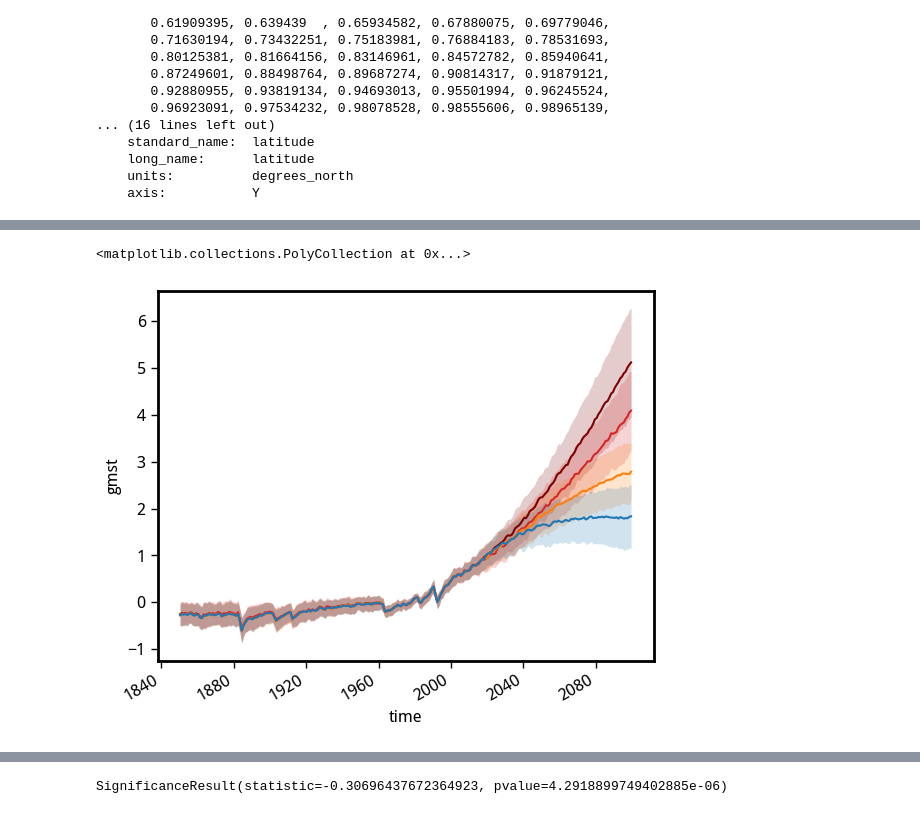
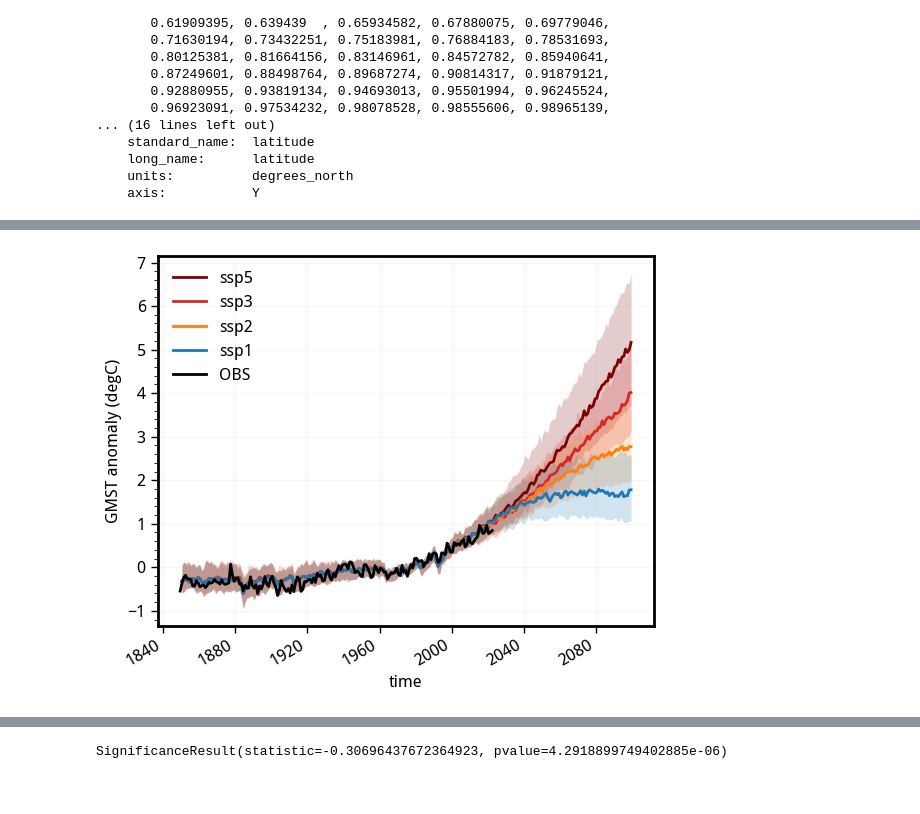
Before and after one commit to adisen99/net_zero_enso_pacific_changes, a Jupyter notebook: 01_cmip6_mean_state_ih_grad.ipynb, the cells around one changed output, grey strips where cells are left out. Saved outputs shown, nothing was run; the diff lists cells and outputs as text; code cells hidden in the pictures.

Commit message:
cleaner code, cosima presentation figures

```diff
--- a/01_cmip6_mean_state_ih_grad.ipynb
+++ b/01_cmip6_mean_state_ih_grad.ipynb
@@ -32,3 +34,8 @@ mpl.rcParams['ytick.major.size'] = 5
 mpl.rcParams['ytick.minor.size'] = 3
 mpl.rcParams['ytick.major.width'] = 1
 mpl.rcParams['ytick.direction'] = 'out'
+# %%
+def plot_decorator():
+    plt.minorticks_on()
+    plt.tick_params(which='minor', axis='x', bottom=False)
+    plt.grid(alpha=0.1)
@@ -235,3 +246,11 @@ psl5o_ext['wc_index'] = psl5o_ext.psl.sel(lat = slice(-5,5), lon = slice(140, 17
 # fg.map(lambda: plt.gca().add_feature(cfeature.LAND, color='k', zorder=1))
 # # plt.subplots_adjust(wspace=0.2)
 # # plt.tight_layout()
+# %%
+obs_temp = xr.open_dataset('/g/data/if69/as8561/data/obs_local/HadCRUT.5.0.1.0.analysis.anomalies.ensemble_mean.nc')
+obs_temp = obs_temp.rename(dict(latitude='lat', longitude='lon'))
+obs_temp = obs_temp.tas_mean
+weights_obs_temp = np.cos(np.deg2rad(obs_temp.lat))
+# %%
+gmst_obs = obs_temp.weighted(weights_obs_temp).mean(('lat', 'lon')).resample(time = 'AS-JUN').mean('time')
+gmst_obs
@@ -238,15 +275,20 @@ psl5o_ext['wc_index'] = psl5o_ext.psl.sel(lat = slice(-5,5), lon = slice(140, 17
 # %%
-ts5.gmst.mean('model').plot(color='maroon')
-plt.fill_between(ts5.time.to_numpy(), ts5.gmst.mean('model') + ts5.gmst.std('model'), ts5.gmst.mean('model') - ts5.gmst.std('model'), color='maroon', alpha=0.2, lw=0.)
+ts5.gmst.quantile(0.5, 'model').plot(color='maroon', lw=2.0, label='ssp5')
+plt.fill_between(ts5.time.to_numpy(), ts5.gmst.quantile(0.1, 'model'), ts5.gmst.quantile(0.9, 'model'), color='maroon', alpha=0.2, lw=0.)
 
-ts3.gmst.mean('model').plot(color='tab:red')
-plt.fill_between(ts3.time.to_numpy(), ts3.gmst.mean('model') + ts3.gmst.std('model'), ts3.gmst.mean('model') - ts3.gmst.std('model'), color='tab:red', alpha=0.2, lw=0.)
+ts3.gmst.quantile(0.5 ,'model').plot(color='tab:red', lw=2.0, label='ssp3')
+plt.fill_between(ts3.time.to_numpy(), ts3.gmst.quantile(0.1, 'model'), ts3.gmst.quantile(0.9, 'model'), color='tab:red', alpha=0.2, lw=0.)
 
-ts2.gmst.mean('model').plot(color='tab:orange')
-plt.fill_between(ts2.time.to_numpy(), ts2.gmst.mean('model') + ts2.gmst.std('model'), ts2.gmst.mean('model') - ts2.gmst.std('model'), color='tab:orange', alpha=0.2, lw=0.)
+ts2.gmst.quantile(0.5, 'model').plot(color='tab:orange', lw=2.0, label='ssp2')
+plt.fill_between(ts2.time.to_numpy(), ts2.gmst.quantile(0.1, 'model'), ts2.gmst.quantile(0.9, 'model'), color='tab:orange', alpha=0.2, lw=0.)
 
-ts1.gmst.mean('model').plot(color='tab:blue')
-plt.fill_between(ts1.time.to_numpy(), ts1.gmst.mean('model') + ts1.gmst.std('model'), ts1.gmst.mean('model') - ts1.gmst.std('model'), color='tab:blue', alpha=0.2, lw=0.)
+ts1.gmst.quantile(0.5, 'model').plot(color='tab:blue', lw=2.0, label='ssp1')
+plt.fill_between(ts1.time.to_numpy(), ts1.gmst.quantile(0.1, 'model'), ts1.gmst.quantile(0.9, 'model'), color='tab:blue', alpha=0.2, lw=0.)
+
+gmst_obs.plot(color='k', ls='-', lw=2.0, label='OBS')
+plt.title('')
+plt.ylabel('GMST anomaly (degC)')
+plt.legend(frameon=False, fontsize=12)
+plot_decorator()
 # %% [output]
-<matplotlib.collections.PolyCollection at 0x...>
-[figure, old version]
+[figure, new version]
```
Also changed, not shown: parts of 142 cells of this notebook.
